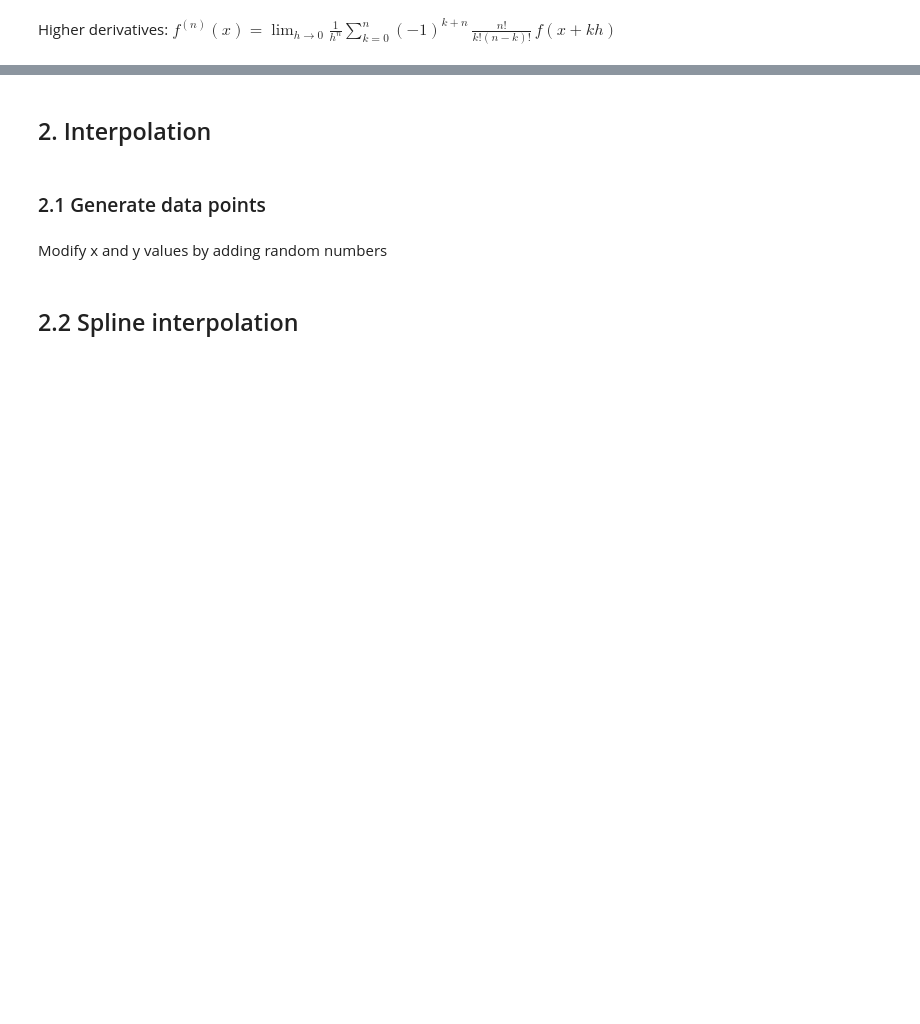
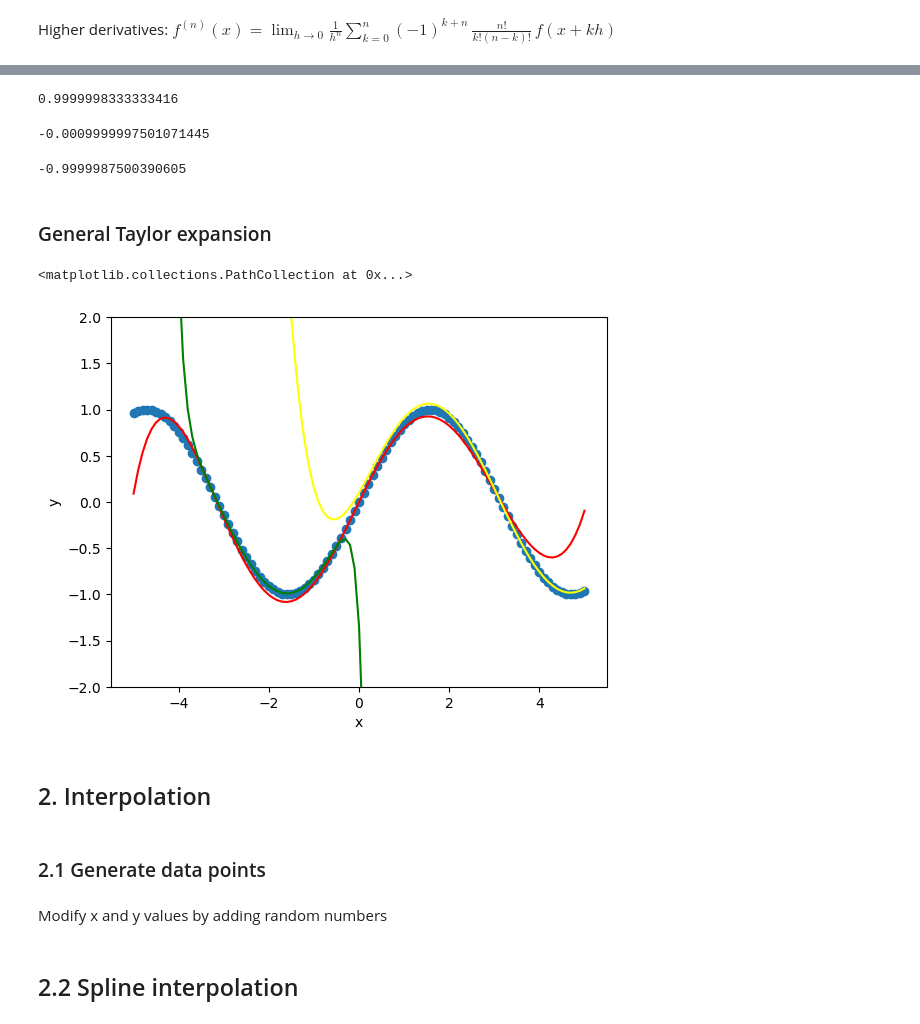
Before and after one commit to Alverd02/Computational-Physics, a Jupyter notebook: Series expansion, interpolation and data fitting/03_Interpolation_template.ipynb, the cells around one changed output, grey strips where cells are left out. Saved outputs shown, nothing was run; the diff lists cells and outputs as text; code cells hidden in the pictures; blank space fills up the shorter version.

Commit message:
Series expansion, interpolation and data fitting.

```diff
--- a/Series expansion, interpolation and data fitting/03_Interpolation_template.ipynb
+++ b/Series expansion, interpolation and data fitting/03_Interpolation_template.ipynb
@@ -100,3 +100,14 @@ plt.legend(loc = "lower left")
 ### 1.3 Implementation of a general function
 # %% [markdown]
 Derivative (more details in separate section): \\( f'(x) = \lim_{h\rightarrow 0} \frac{f(x+h)-f(x)}{h} \\)
+# %%
+def derivative(f, x, h):
+#     f: function
+#     x: Argument of f
+#     h: Stepsize
+    return (f(x+h) - f(x)) / h
+
+def func(x):
+    return np.sin(x)
+
+derivative(func, 0, 0.001)
@@ -103,2 +116,12 @@ Derivative (more details in separate section): \\( f'(x) = \lim_{h\rightarrow 0}
 # %% [markdown]
 Higher derivatives: \\( f^{(n)}(x) = \lim_{h\rightarrow 0} \frac{1}{h^n}\sum_{k=0}^n(-1)^{k+n} \,\frac{n!}{k!(n-k)!} \,f(x+kh)\\)
+# %%
+def nDerivative(f, x, h, n):
+#     f: function
+#     x: Argument of f
+#     h: Stepsize
+#     n: nth derivative
+    t = 0
+    for i in range(n+1):
+        t = t + (-1)**(i+n)*np.math.factorial(n)/(np.math.factorial(i)*np.math.factorial(n-i))*f(x+i*h)
+    return t / h**n
@@ -105,3 +132,35 @@ Higher derivatives: \\( f^{(n)}(x) = \lim_{h\rightarrow 0} \frac{1}{h^n}\sum_{k=
+# %%
+nDerivative(func, 0, 0.001, 1)
+# %% [output]
+0.9999998333333416
+# %%
+nDerivative(func, 0, 0.001, 2)
+# %% [output]
+-0.0009999997501071445
+# %%
+nDerivative(func, 0, 0.001, 3)
+# %% [output]
+-0.9999987500390605
+# %% [markdown]
+### General Taylor expansion
+# %%
+def Taylor(f, x, x0, h, n):
+    t = 0
+    for i in range(n+1):
+        t = t + nDerivative(f, x0, h, i)*(x-x0)**i / np.math.factorial(i)
+    return t
+# %%
+x = np.linspace(-5, 5, 101)
+plt.xlabel("x")
+plt.ylabel("y")
+plt.ylim([-2,2])
+plt.plot(x, Taylor(func, x, 0, 0.1, 10),color='red')
+plt.plot(x, Taylor(func, x, -2, 0.05, 15),color='green')
+plt.plot(x, Taylor(func, x, 4, 0.05, 10),color='yellow')
+plt.scatter(x, func(x))
+# %% [output]
+<matplotlib.collections.PathCollection at 0x...>
+[figure, added]
 # %% [markdown]
 ## 2. Interpolation
 # %% [markdown]
```
Also changed, not shown: parts of 3 cells of this notebook.
